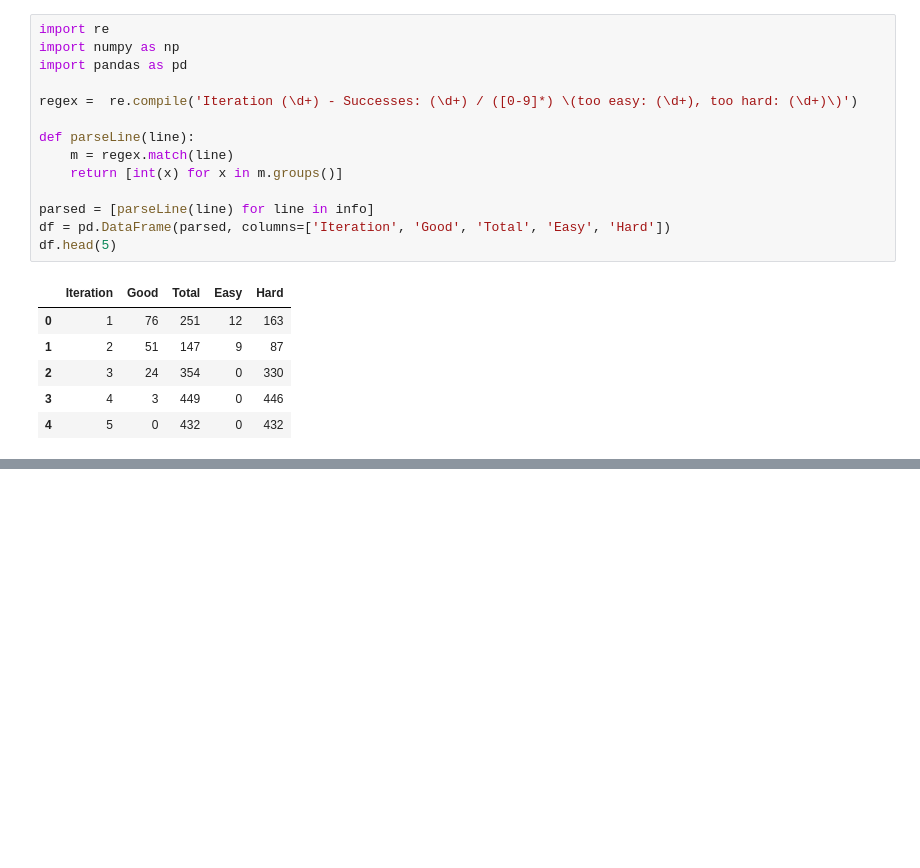
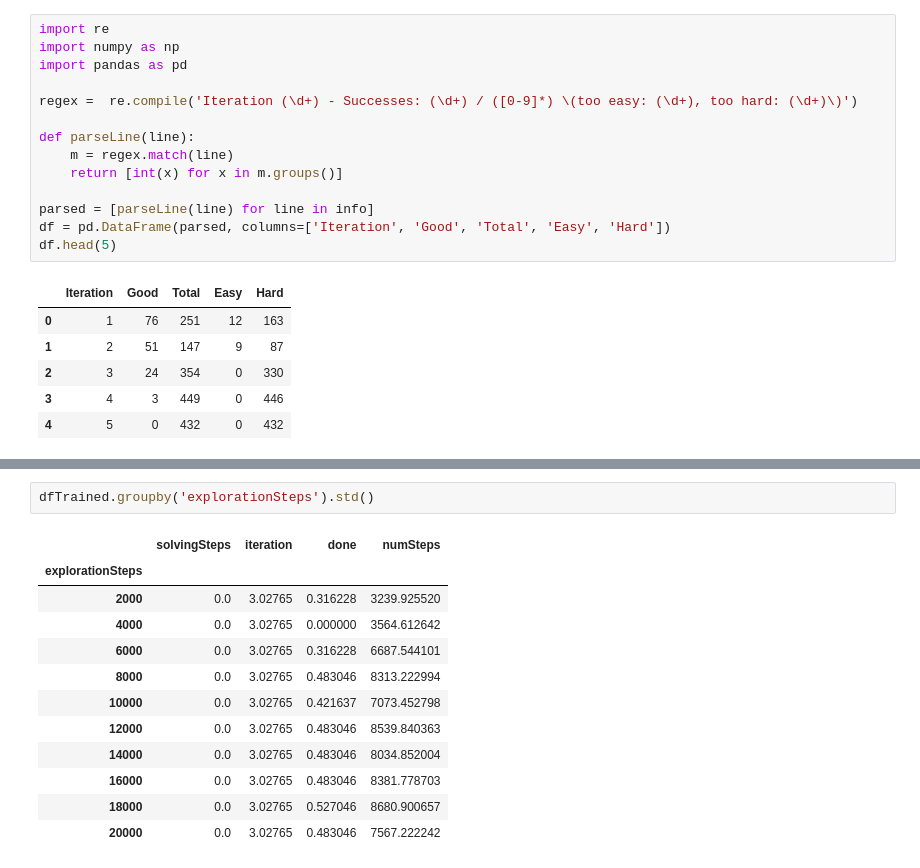
Before and after one commit to bonaert/rllab-curriculum, a Jupyter notebook: curriculum/ourcode/Analysis.ipynb, the cells around one changed output, grey strips where cells are left out. Saved outputs shown, nothing was run; the diff lists cells and outputs as text; blank space fills up the shorter version.

```diff
--- a/curriculum/ourcode/Analysis.ipynb
+++ b/curriculum/ourcode/Analysis.ipynb
@@ -69,0 +129,15 @@ plt.show()
+# %%
+dfTrained.groupby('explorationSteps').std()
+# %% [output]
+|  | solvingSteps | iteration | done | numSteps |
+| explorationSteps |  |  |  |  |
+| 2000 | 0.0 | 3.02765 | 0.316228 | 3239.925520 |
+| 4000 | 0.0 | 3.02765 | 0.000000 | 3564.612642 |
+| 6000 | 0.0 | 3.02765 | 0.316228 | 6687.544101 |
+| 8000 | 0.0 | 3.02765 | 0.483046 | 8313.222994 |
+| 10000 | 0.0 | 3.02765 | 0.421637 | 7073.452798 |
+| 12000 | 0.0 | 3.02765 | 0.483046 | 8539.840363 |
+| 14000 | 0.0 | 3.02765 | 0.483046 | 8034.852004 |
+| 16000 | 0.0 | 3.02765 | 0.483046 | 8381.778703 |
+| 18000 | 0.0 | 3.02765 | 0.527046 | 8680.900657 |
+| 20000 | 0.0 | 3.02765 | 0.483046 | 7567.222242 |
```
Also changed, not shown: parts of 2 cells of this notebook.
